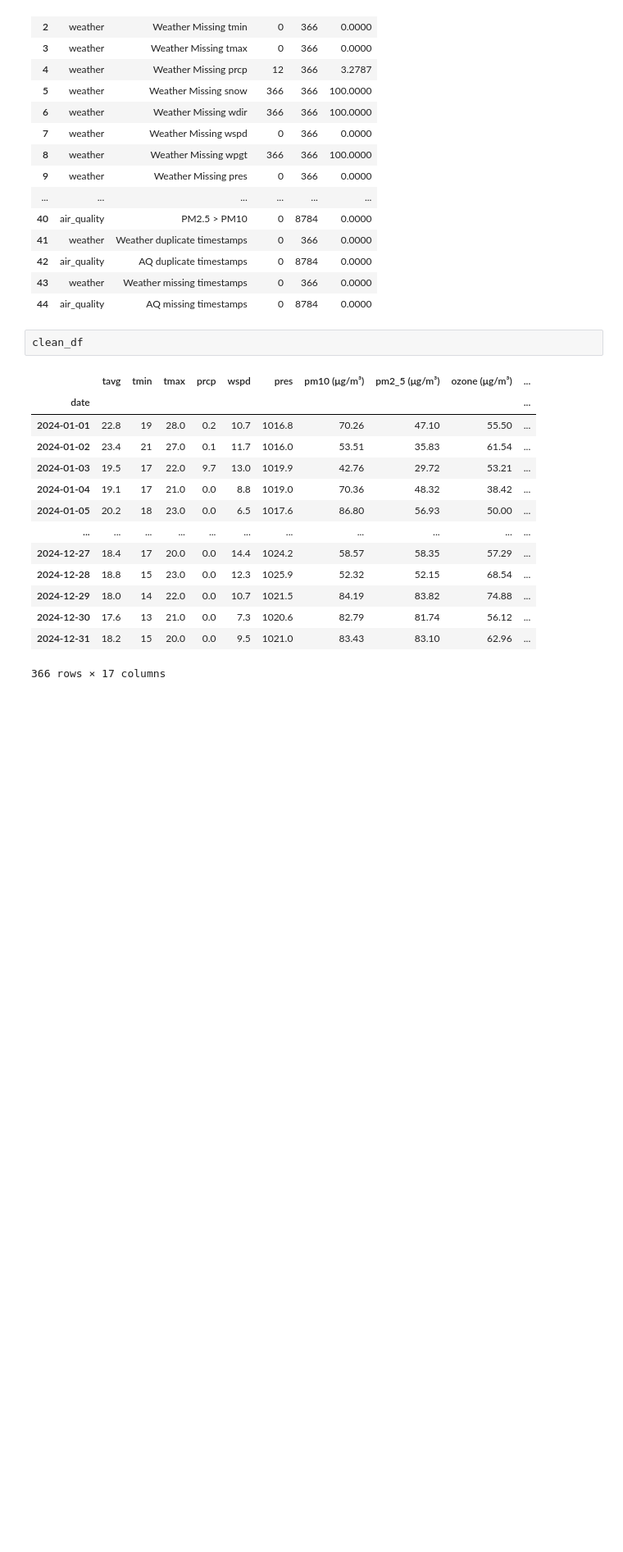
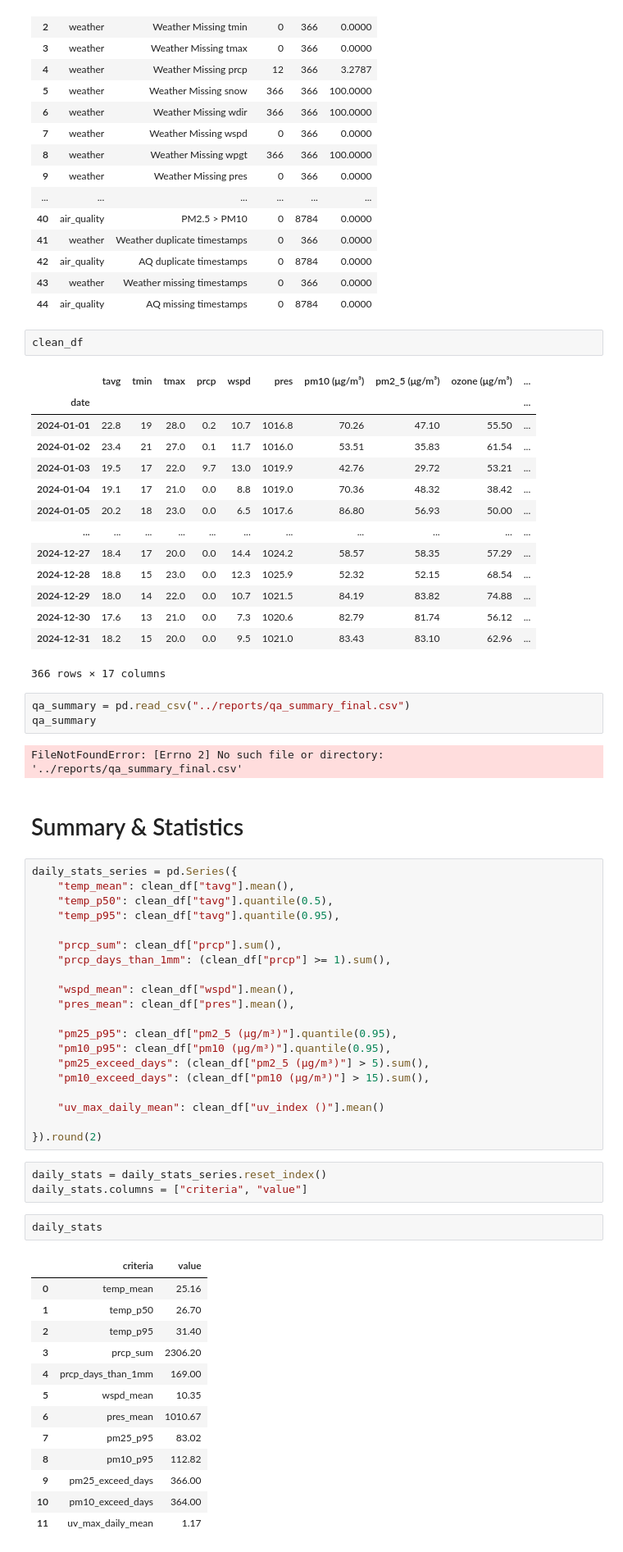
Before and after one commit to tannedjames/2526-LTXLDL-Project-AIT2006-4-3.2, a Jupyter notebook: final/src/main.ipynb, the cells around one changed output. Shown at 82% size. Drawn from its saved outputs; the diff is of its cells as text; blank space fills up the shorter version.

```diff
--- a/final/src/main.ipynb
+++ b/final/src/main.ipynb
@@ -363,3 +362,49 @@ clean_df
 | 2024-12-30 | 17.6 | 13 | 21.0 | 0.0 | 7.3 | 1020.6 | 82.79 | 81.74 | 56.12 | ... |
 | 2024-12-31 | 18.2 | 15 | 20.0 | 0.0 | 9.5 | 1021.0 | 83.43 | 83.10 | 62.96 | ... |
 366 rows × 17 columns
+# %%
+qa_summary = pd.read_csv("../reports/qa_summary_final.csv")
+qa_summary
+# %% [output]
+FileNotFoundError: [Errno 2] No such file or directory: '../reports/qa_summary_final.csv'
+# %% [markdown]
+# Summary & Statistics
+# %%
+daily_stats_series = pd.Series({
+    "temp_mean": clean_df["tavg"].mean(),
+    "temp_p50": clean_df["tavg"].quantile(0.5),
+    "temp_p95": clean_df["tavg"].quantile(0.95),
+
+    "prcp_sum": clean_df["prcp"].sum(),
+    "prcp_days_than_1mm": (clean_df["prcp"] >= 1).sum(),
+
+    "wspd_mean": clean_df["wspd"].mean(),
+    "pres_mean": clean_df["pres"].mean(),
+
+    "pm25_p95": clean_df["pm2_5 (μg/m³)"].quantile(0.95),
+    "pm10_p95": clean_df["pm10 (μg/m³)"].quantile(0.95),
+    "pm25_exceed_days": (clean_df["pm2_5 (μg/m³)"] > 5).sum(),
+    "pm10_exceed_days": (clean_df["pm10 (μg/m³)"] > 15).sum(),
+
+    "uv_max_daily_mean": clean_df["uv_index ()"].mean()
+
+}).round(2)
+# %%
+daily_stats = daily_stats_series.reset_index()
+daily_stats.columns = ["criteria", "value"]
+# %%
+daily_stats
+# %% [output]
+|  | criteria | value |
+| 0 | temp_mean | 25.16 |
+| 1 | temp_p50 | 26.70 |
+| 2 | temp_p95 | 31.40 |
+| 3 | prcp_sum | 2306.20 |
+| 4 | prcp_days_than_1mm | 169.00 |
+| 5 | wspd_mean | 10.35 |
+| 6 | pres_mean | 1010.67 |
+| 7 | pm25_p95 | 83.02 |
+| 8 | pm10_p95 | 112.82 |
+| 9 | pm25_exceed_days | 366.00 |
+| 10 | pm10_exceed_days | 364.00 |
+| 11 | uv_max_daily_mean | 1.17 |
```
Also changed, not shown: parts of 5 cells of this notebook, 5 other files.
